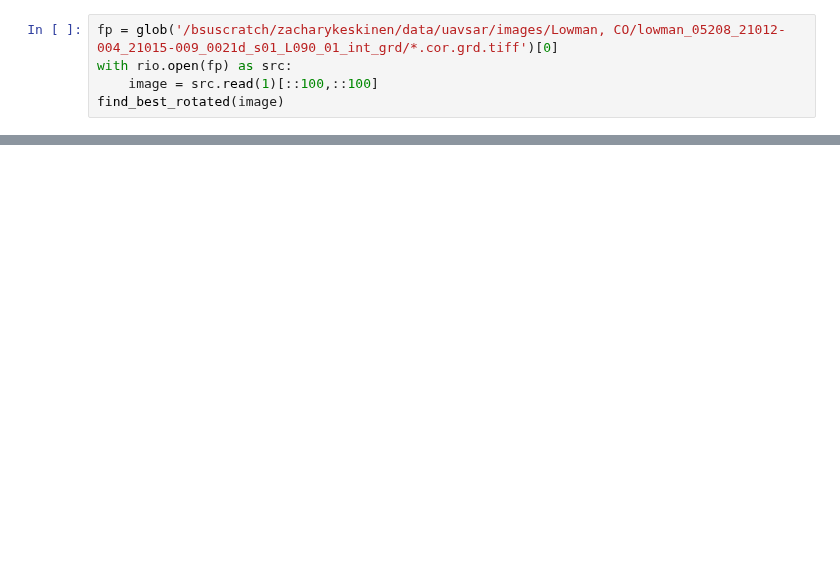
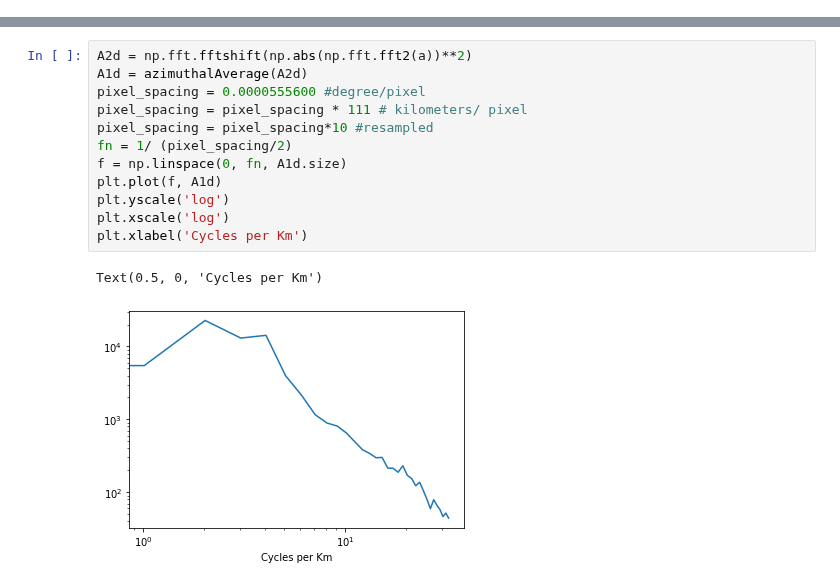
Before and after one commit to ZachHoppinen/uavsar, a Jupyter notebook: src/play/fft2.ipynb, the cells around one changed output, grey strips where cells are left out. Cells and saved outputs as stored; diff of their text form; blank space fills up the shorter version.

```diff
--- a/src/play/fft2.ipynb
+++ b/src/play/fft2.ipynb
@@ -213,5 +12,0 @@ def grid_interpolate(array):
-# %%
-fp = glob('/bsuscratch/zacharykeskinen/data/uavsar/images/Lowman, CO/lowman_05208_21012-004_21015-009_0021d_s01_L090_01_int_grd/*.cor.grd.tiff')[0]
-with rio.open(fp) as src:
-    image = src.read(1)[::100,::100]
-find_best_rotated(image)
@@ -260,0 +98,15 @@ Best angle 135.5 and size 2960
+# %%
+A2d = np.fft.fftshift(np.abs(np.fft.fft2(a))**2)
+A1d = azimuthalAverage(A2d)
+pixel_spacing = 0.0000555600 #degree/pixel
+pixel_spacing = pixel_spacing * 111 # kilometers/ pixel
+pixel_spacing = pixel_spacing*10 #resampled
+fn = 1/ (pixel_spacing/2)
+f = np.linspace(0, fn, A1d.size)
+plt.plot(f, A1d)
+plt.yscale('log')
+plt.xscale('log')
+plt.xlabel('Cycles per Km')
+# %% [output]
+Text(0.5, 0, 'Cycles per Km')
+[figure, added]
```
Also changed, not shown: parts of 9 cells of this notebook, 3 other files.
